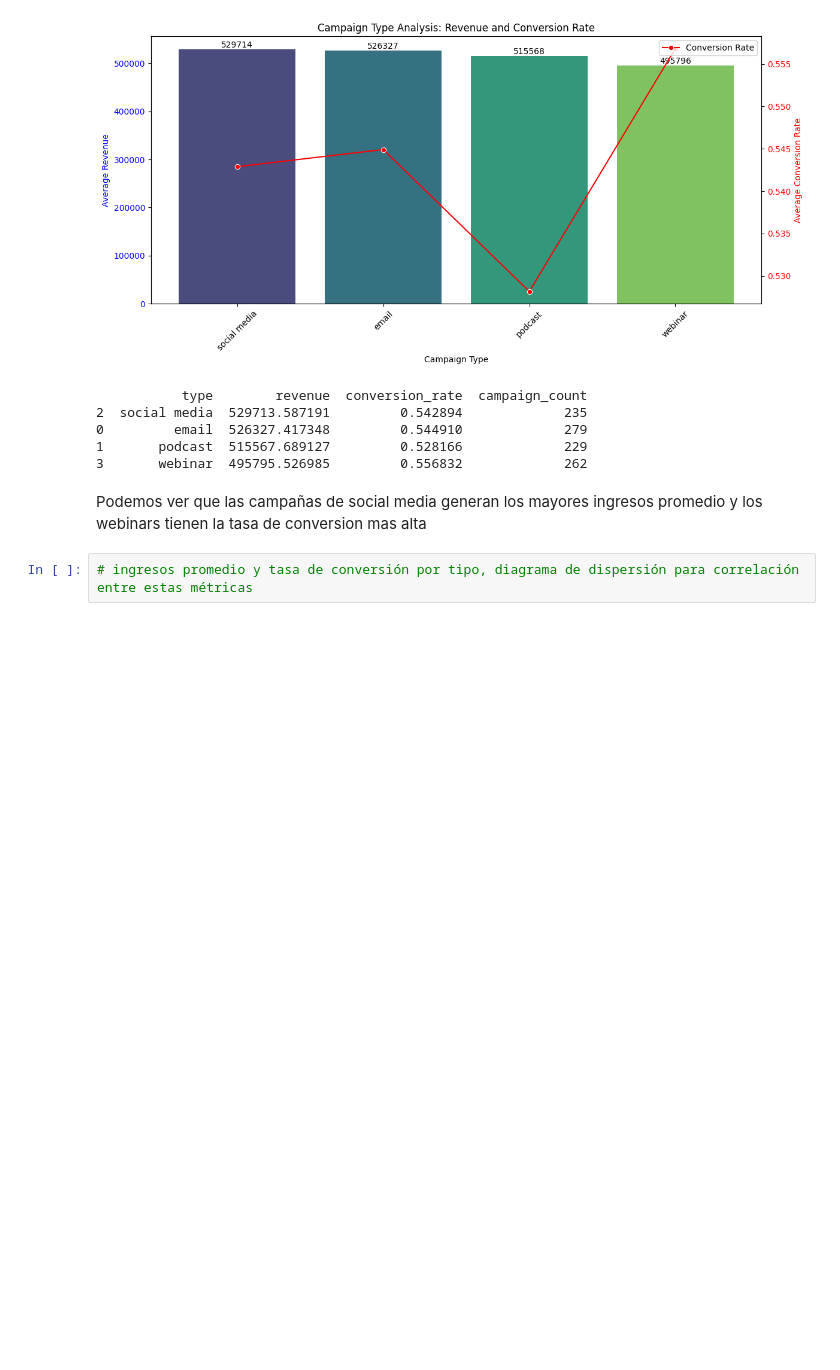
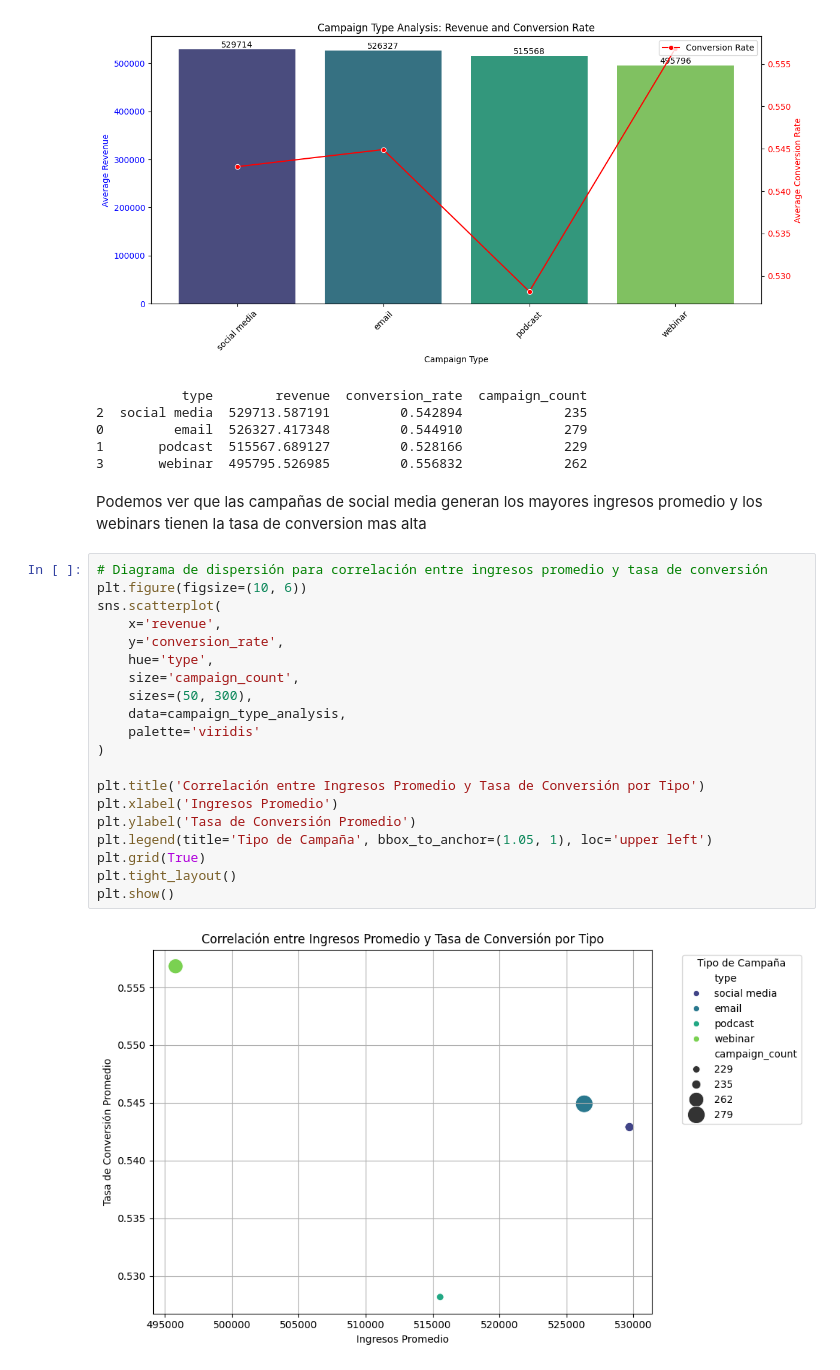
Before and after one commit to David-Gabriel07/Desafio-de-Marketing, a Jupyter notebook: notebooks/eda.ipynb, the cells around one changed output. Cells and saved outputs as stored; diff of their text form; blank space fills up the shorter version.

```diff
--- a/notebooks/eda.ipynb
+++ b/notebooks/eda.ipynb
@@ -160,5 +160,25 @@ Passing `palette` without assigning `hue` is deprecated and will be removed in v
 3       webinar  495795.526985         0.556832             262
 # %% [markdown]
 Podemos ver que las campañas de social media generan los mayores ingresos promedio y los webinars tienen la tasa de conversion mas alta
-# %%
-# ingresos promedio y tasa de conversión por tipo, diagrama de dispersión para correlación entre estas métricas
+# %%
+# Diagrama de dispersión para correlación entre ingresos promedio y tasa de conversión
+plt.figure(figsize=(10, 6))
+sns.scatterplot(
+    x='revenue',
+    y='conversion_rate',
+    hue='type',
+    size='campaign_count',
+    sizes=(50, 300),
+    data=campaign_type_analysis,
+    palette='viridis'
+)
+
+plt.title('Correlación entre Ingresos Promedio y Tasa de Conversión por Tipo')
+plt.xlabel('Ingresos Promedio')
+plt.ylabel('Tasa de Conversión Promedio')
+plt.legend(title='Tipo de Campaña', bbox_to_anchor=(1.05, 1), loc='upper left')
+plt.grid(True)
+plt.tight_layout()
+plt.show()
+# %% [output]
+[figure, added]
```
Also changed, not shown: parts of 8 cells of this notebook, 3 other files.
